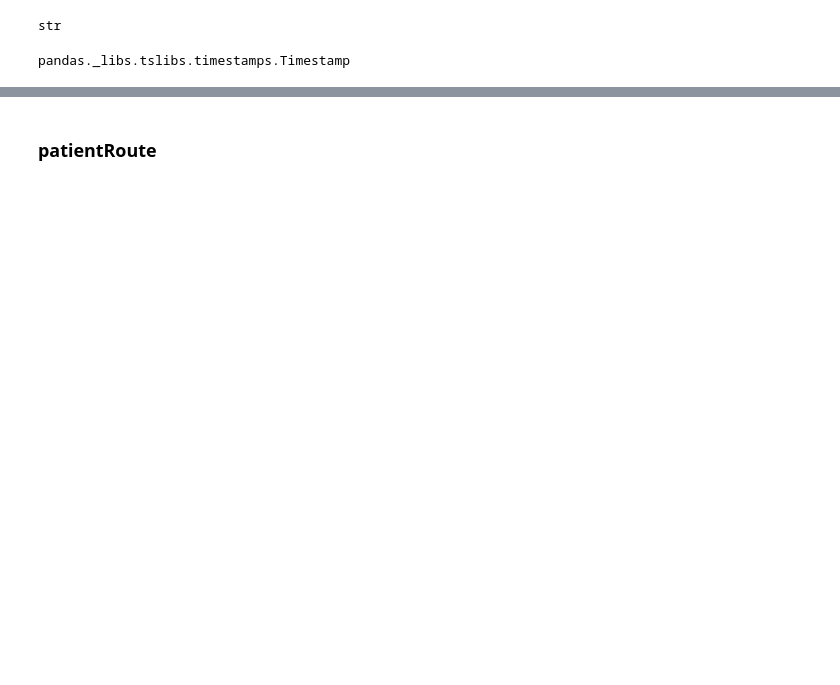
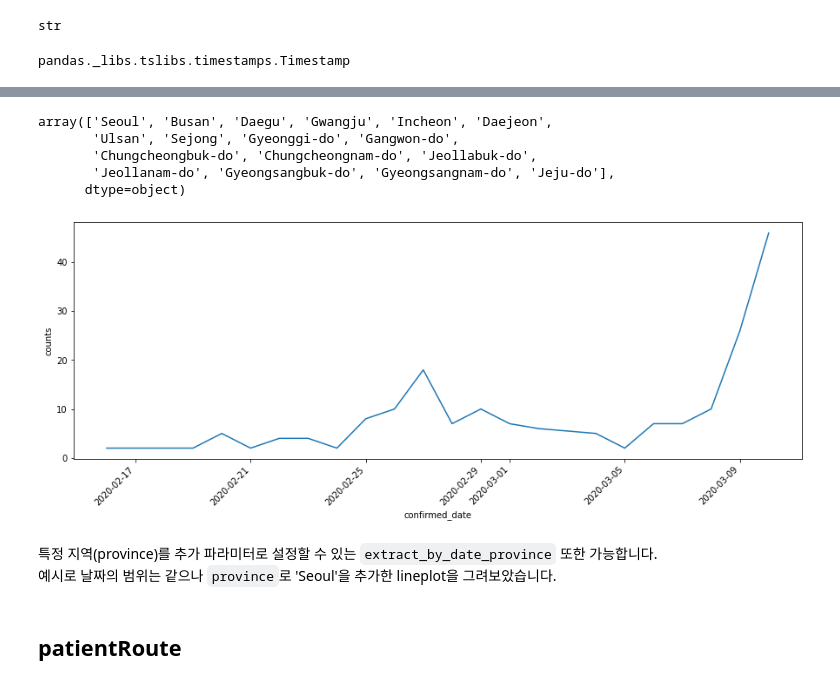
Before and after one commit to solee328/LikeLion_EDA, a Jupyter notebook: EDA_TEST.ipynb, the cells around one changed output, grey strips where cells are left out. Cells and saved outputs as stored; diff of their text form; code cells hidden in the pictures; blank space fills up the shorter version.

````diff
--- a/EDA_TEST.ipynb
+++ b/EDA_TEST.ipynb
@@ -123,4 +128,34 @@ confirmed_date의 type을 str에서 timestamp로 변경해 특정 날짜의 데
 
 예시로 2020-02-15부터 2020-03-10까지의 확진검진을 받은 환자들을 카운트한 lineplot을 그렸습니다.
+# %%
+pd.unique(patient_info['province'])
+# %% [output]
+array(['Seoul', 'Busan', 'Daegu', 'Gwangju', 'Incheon', 'Daejeon',
+       'Ulsan', 'Sejong', 'Gyeonggi-do', 'Gangwon-do',
+       'Chungcheongbuk-do', 'Chungcheongnam-do', 'Jeollabuk-do',
+       'Jeollanam-do', 'Gyeongsangbuk-do', 'Gyeongsangnam-do', 'Jeju-do'],
+      dtype=object)
+# %%
+def extract_by_date_province(df, date, province):
+    ds = list(map(int, date[0].split('-')))
+    de = list(map(int, date[1].split('-')))
+    start = pd.Timestamp(ds[0], ds[1], ds[2]).strftime('%Y-%m-%d')
+    end = pd.Timestamp(de[0], de[1], de[2]).strftime('%Y-%m-%d')
+
+    mask = (start <= df['confirmed_date']) & (df['confirmed_date']<=end) & (df['province'] == province)
+    return df.loc[mask]
+# %%
+date_2 = extract_by_date_province(patient_info, ["2020-02-15", "2020-03-10"], 'Seoul')
+# %%
+date_2_count = date_2.groupby(['confirmed_date']).size().reset_index(name='counts')
+rcParams['figure.figsize'] = 15, 5
+plt.xticks(rotation=45, horizontalalignment='right', fontsize='10')
+sns.lineplot(x='confirmed_date', y='counts', data=date_2_count)
+plt.show()
+# %% [output]
+[figure, added]
+# %% [markdown]
+특정 지역(province)를 추가 파라미터로 설정할 수 있는 ```extract_by_date_province``` 또한 가능합니다.
+예시로 날짜의 범위는 같으나 ```province```로 'Seoul'을 추가한 lineplot을 그려보았습니다.
 # %% [markdown]
-### patientRoute
+## patientRoute
````
Also changed, not shown: parts of 23 cells of this notebook.
